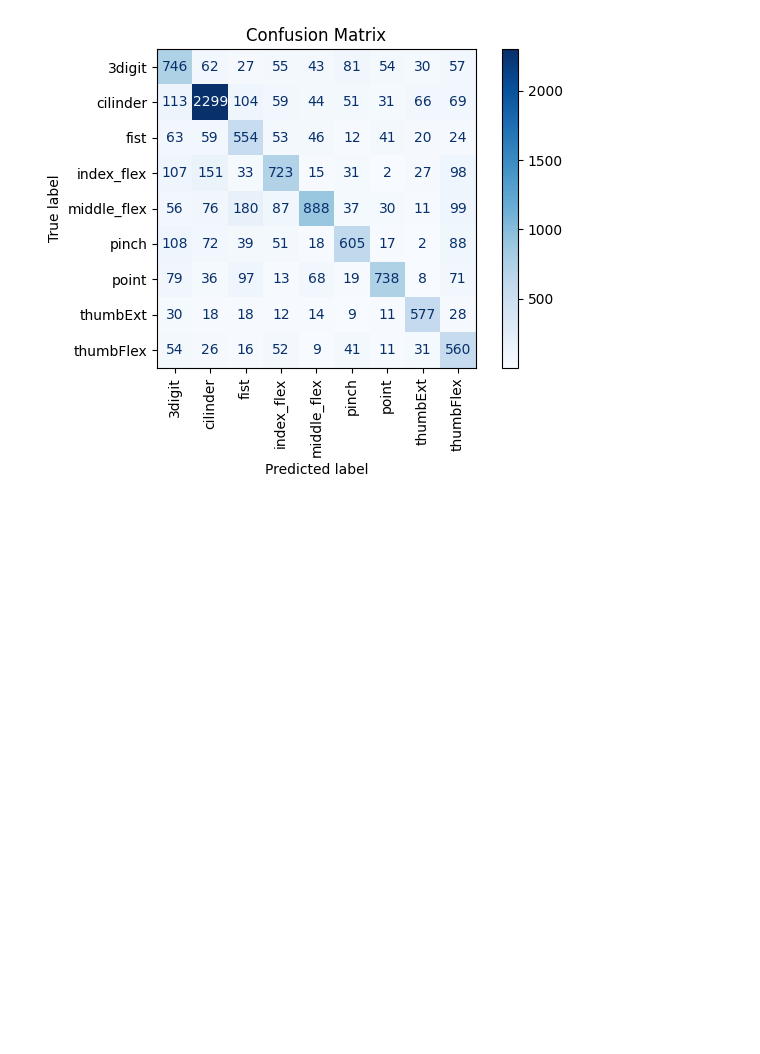
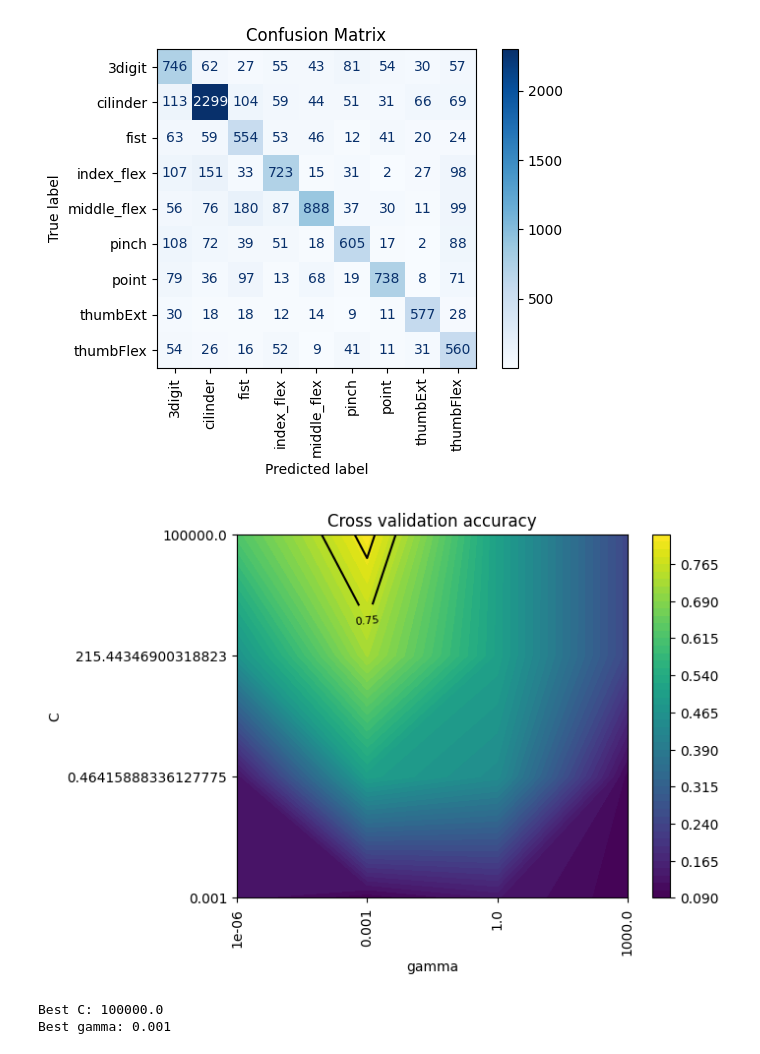
Before and after one commit to ConnorIrvine/Gesture-Recognition, a Jupyter notebook: dataset_cleaning/run_svm.ipynb, the cells around one changed output. Saved outputs shown, nothing was run; the diff lists cells and outputs as text; code cells hidden in the pictures; blank space fills up the shorter version.

```diff
--- a/dataset_cleaning/run_svm.ipynb
+++ b/dataset_cleaning/run_svm.ipynb
@@ -705,0 +778,32 @@ weighted avg     0.7033    0.6891    0.6919     11160
+# %%
+# plot result of cross validation
+XX, YY = np.meshgrid(np.arange(len(gammas)), np.arange(len(Cs)))
+plt.contourf(XX, YY, accuracy, levels=50)
+plt.colorbar()
+CS = plt.contour(XX, YY, accuracy, levels=[0,0.75,0.8,0.85, 0.9, 0.95], colors='k')
+plt.clabel(CS, CS.levels, inline=True, fontsize=8)
+plt.title('Cross validation accuracy')
+plt.xlabel('gamma')
+plt.ylabel('C')
+plt.xticks(np.arange(len(gammas))[::1], gammas[::1], rotation=90)
+plt.yticks(np.arange(len(Cs))[::1], Cs[::1])
+plt.show()
+# %% [output]
+[figure, added]
+# %%
+# LOAD ACCURACY CS AND GAMMAS FROM PICKLE
+with open("svm_accuracy_grid.pkl", "rb") as f:
+    data = pickle.load(f)
+Cs = data["Cs"]
+gammas = data["gammas"]
+accuracy = data["accuracy"]
+
+# GET BEST C AND GAMMA
+max_acc_idx = np.unravel_index(np.argmax(accuracy), (len(Cs), len(gammas)))
+best_c = Cs[max_acc_idx[0]]
+best_g = gammas[max_acc_idx[1]]
+print(f'Best C: {best_c}')
+print(f'Best gamma: {best_g}')
+# %% [output]
+Best C: 100000.0
+Best gamma: 0.001
```
Also changed, not shown: parts of 5 cells of this notebook, 2 other files.
